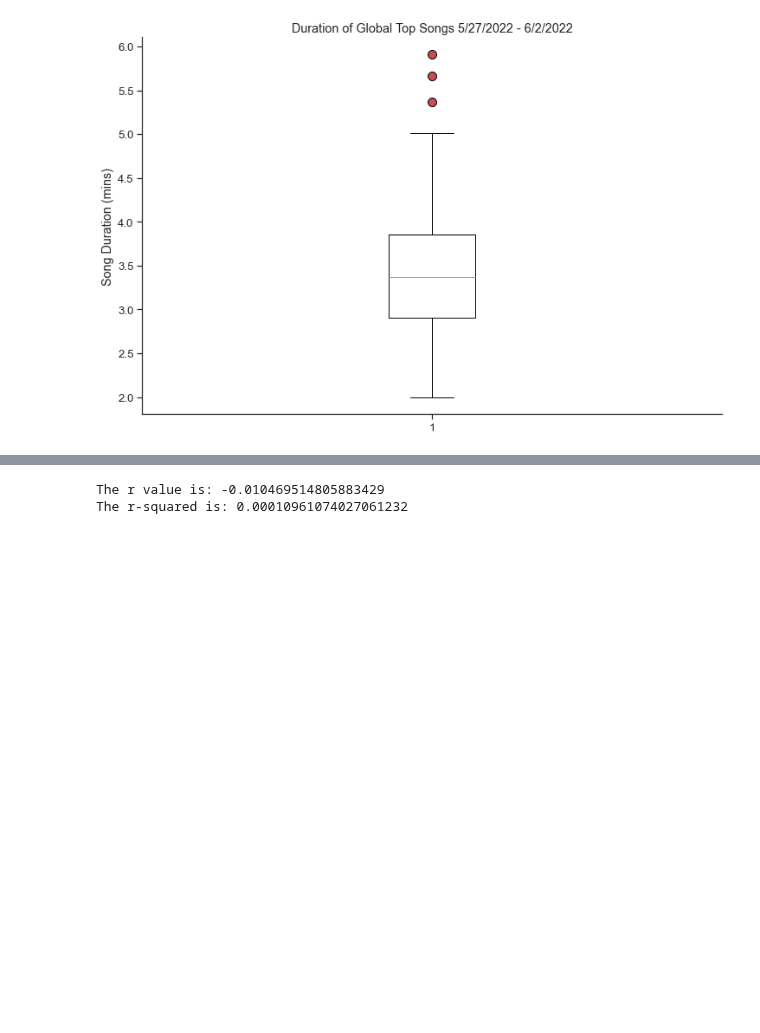
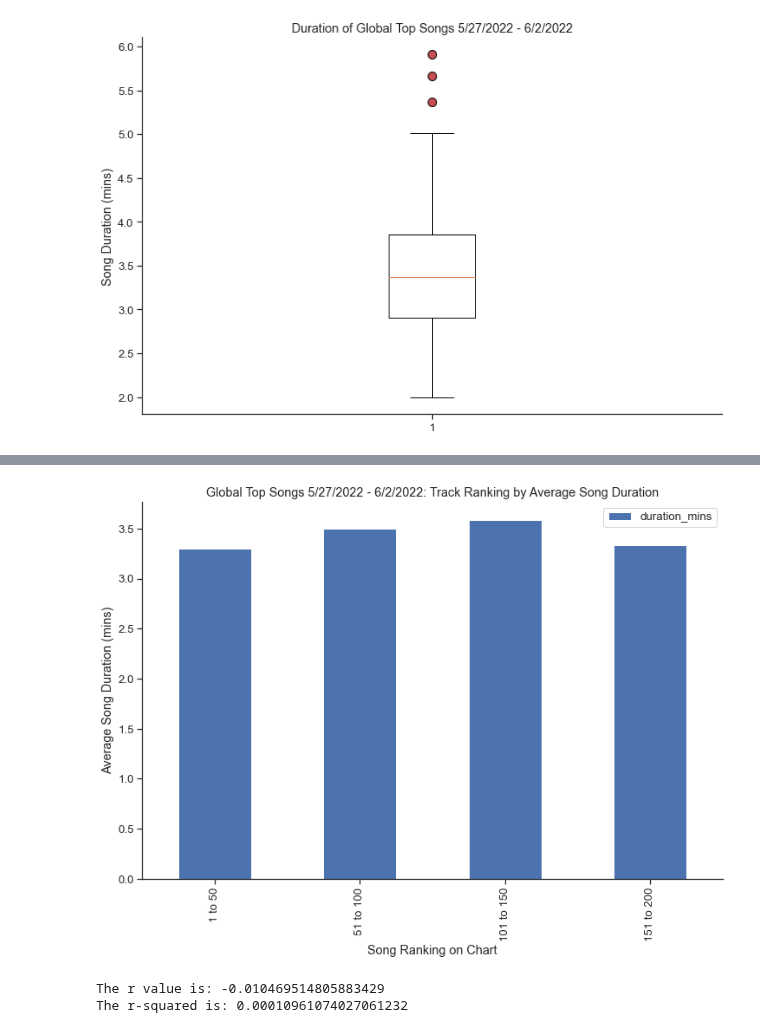
Before and after one commit to mbruns13/project_1_spotify, a Jupyter notebook: song_duration.ipynb, the cells around one changed output, grey strips where cells are left out. Drawn from its saved outputs; the diff is of its cells as text; code cells hidden in the pictures; blank space fills up the shorter version.

```diff
--- a/song_duration.ipynb
+++ b/song_duration.ipynb
@@ -304,3 +309,14 @@ duration_outliers_df[["rank","artist_names","track_name","weeks_on_chart","strea
 | 57 | 58 | Bad Bunny, Buscabulla | Andrea | 4 | 11362643 | 5.66 | 5.5 - 5.99 min |
 | 136 | 137 | Queen | Bohemian Rhapsody - Remastered 2011 | 192 | 6525950 | 5.91 | 5.5 - 5.99 min |
 | 148 | 149 | Eminem | Lose Yourself - From "8 Mile" Sou... | 76 | 6302645 | 5.37 | 5.0 - 5.49 min |
+# %%
+#try binning songs by ranking on chart
+#min ranking is 1, max is 200
+bins = [0, 50, 100, 150, 200]
+rank_labels = ["1 to 50", "51 to 100", "101 to 150", "151 to 200"]
+
+full_track_data["rank_bins"] = pd.cut(full_track_data["rank"], bins, labels=rank_labels)
+# %%
+avg_duration_rank_df = full_track_data.groupby('rank_bins')[['duration_mins']].mean()
+avg_duration_rank_df.reset_index(inplace=True)
+avg_duration_rank_df
@@ -307,3 +329,11 @@ duration_outliers_df[["rank","artist_names","track_name","weeks_on_chart","strea
+# %%
+bins_fig = avg_duration_rank_df.plot(x='rank_bins', y='duration_mins', kind="bar", title="Global Top Songs 5/27/2022 - 6/2/2022: Track Ranking by Average Song Duration")
+plt.xlabel("Song Ranking on Chart")
+plt.ylabel("Average Song Duration (mins)")
+plt.savefig("images/ranking_avg_duration.png")
+plt.show()
+# %% [output]
+[figure, added]
 # %%
 xvalues =full_track_data["duration_mins"]
 yvalues = full_track_data["streams"]
```
Also changed, not shown: parts of 5 cells of this notebook, 3 other files.
